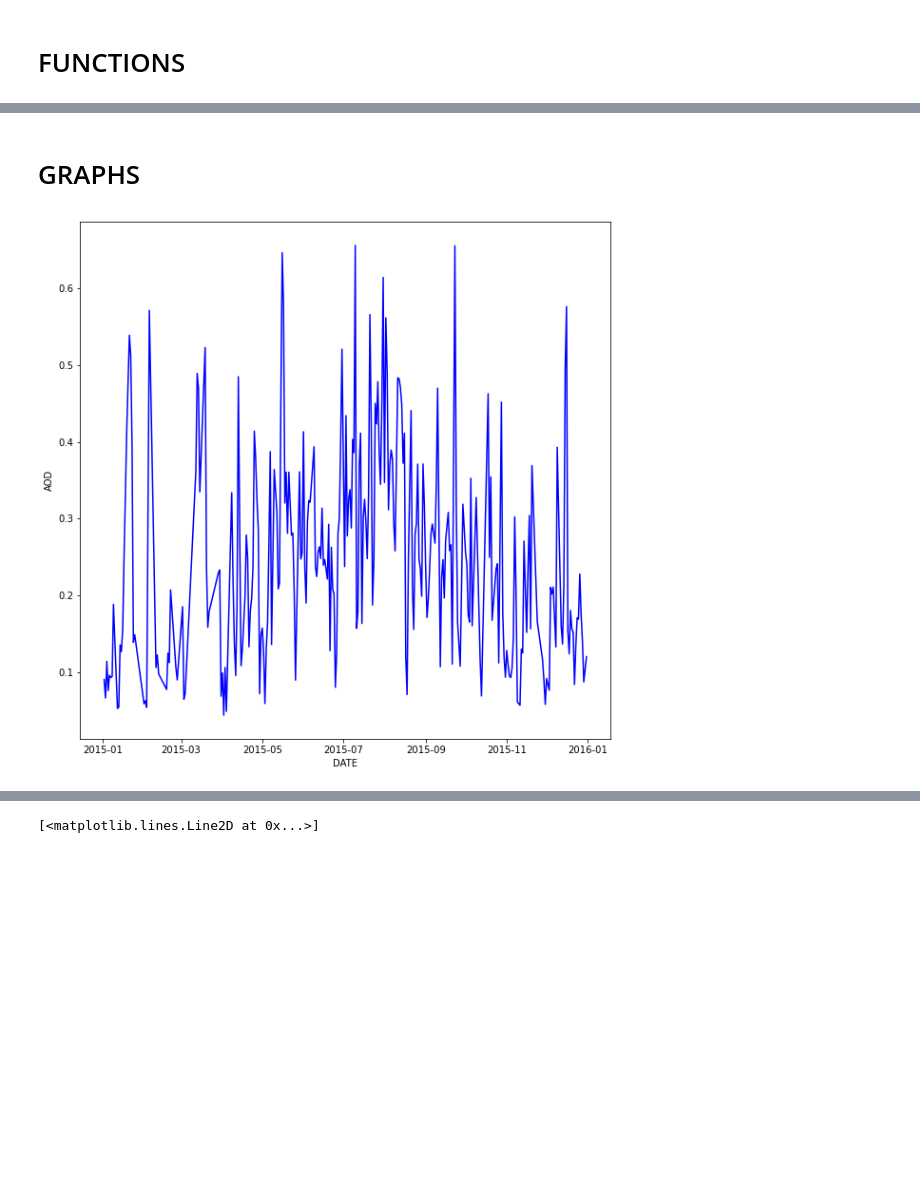
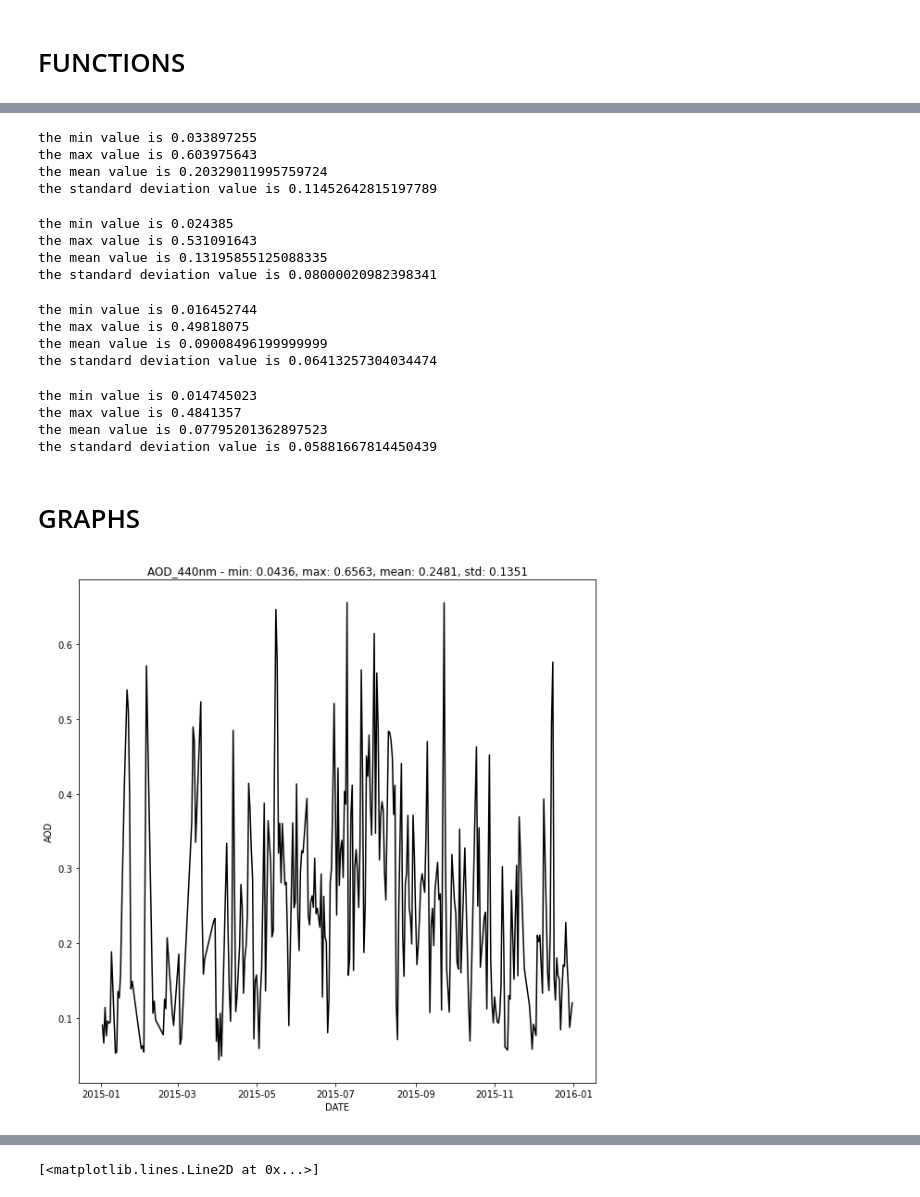
Before and after one commit to nadezsha/atmospheric-physics, a Jupyter notebook: AOD.ipynb, the cells around one changed output, grey strips where cells are left out. Saved outputs shown, nothing was run; the diff lists cells and outputs as text; code cells hidden in the pictures; blank space fills up the shorter version.

```diff
--- a/AOD.ipynb
+++ b/AOD.ipynb
@@ -2,11 +2,10 @@
 import pandas as pd
 import numpy as np
 import matplotlib.pyplot as plt
-#import matplotlib.ticker as ticker
 import datetime
 
 
-data = pd.read_csv(r'C:/Users/nadia/OneDrive/Desktop/11_Thessaloniki.csv',  parse_dates=["datetime"])
+data = pd.read_csv(r'C:/Users/nadia/OneDrive/Desktop/projects/11_Thessaloniki.csv',  parse_dates=["datetime"])
 
 print(data)
 # %% [output]
@@ -30,11 +29,11 @@ print(data)
 # %% [markdown]
 # FUNCTIONS
 # %%
-def aod(x,y,col):
+def aod(x,y,col,t):
     plt.figure(figsize=(10,10))
     plt.xlabel("DATE")
     plt.ylabel("AOD")
-
+    plt.title(t)
     plt.plot(x,y,color=col)
 # %%
 def statistics(x):
@@ -45,7 +53,35 @@ def statistics(x):
+# %%
+statistics("AOD_500nm")
+# %% [output]
+the min value is 0.033897255
+the max value is 0.603975643
+the mean value is 0.20329011995759724
+the standard deviation value is 0.11452642815197789
+# %%
+statistics("AOD_675nm")
+# %% [output]
+the min value is 0.024385
+the max value is 0.531091643
+the mean value is 0.13195855125088335
+the standard deviation value is 0.08000020982398341
+# %%
+statistics("AOD_870nm")
+# %% [output]
+the min value is 0.016452744
+the max value is 0.49818075
+the mean value is 0.09008496199999999
+the standard deviation value is 0.06413257304034474
+# %%
+statistics("AOD_1020nm")
+# %% [output]
+the min value is 0.014745023
+the max value is 0.4841357
+the mean value is 0.07795201362897523
+the standard deviation value is 0.05881667814450439
 # %% [markdown]
 # GRAPHS
 # %%
-aod(data["datetime"], data["AOD_440nm"],"blue")
+aod(data["datetime"], data["AOD_440nm"],"black","AOD_440nm - min: 0.0436, max: 0.6563, mean: 0.2481, std: 0.1351")
 # %% [output]
-[figure, old version]
+[figure, new version]
 # %%
```
Also changed, not shown: parts of 17 cells of this notebook.
